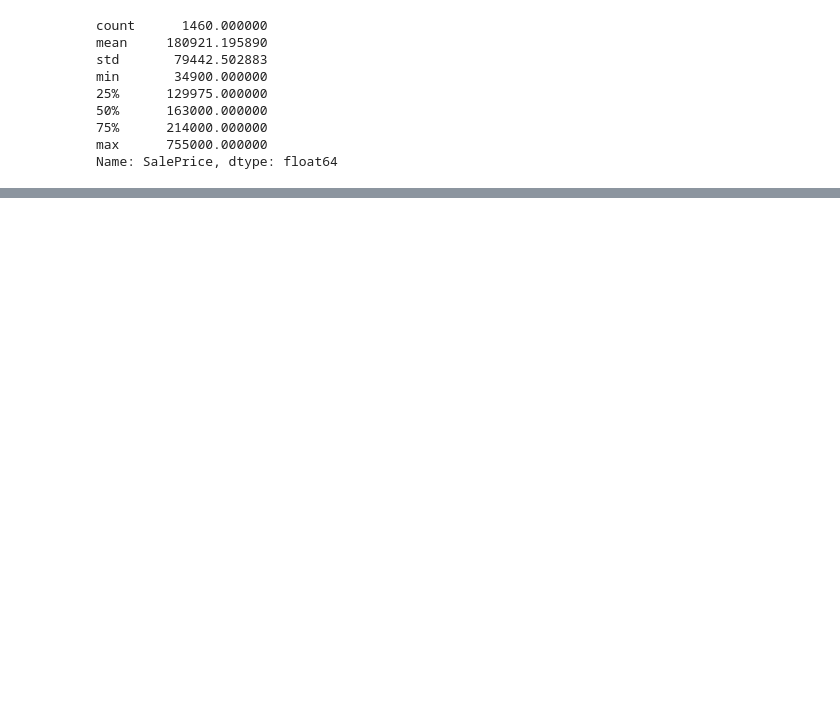
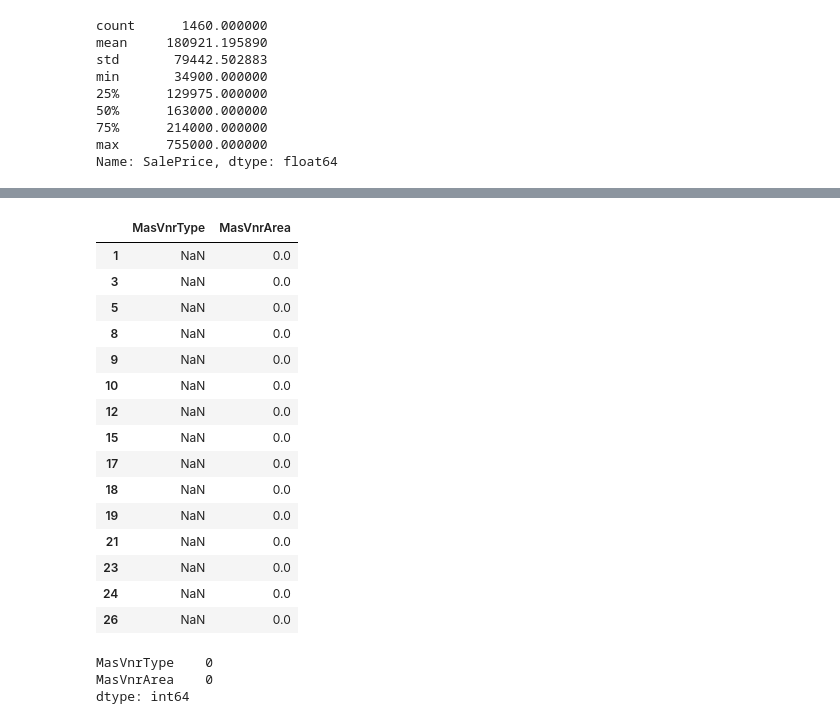
Before and after one commit to Vedansh1011/Smart-House-Price-Prediction, a Jupyter notebook: notebooks/01_data_understanding.ipynb, the cells around one changed output, grey strips where cells are left out. Saved outputs shown, nothing was run; the diff lists cells and outputs as text; code cells hidden in the pictures; blank space fills up the shorter version.

```diff
--- a/notebooks/01_data_understanding.ipynb
+++ b/notebooks/01_data_understanding.ipynb
@@ -173,0 +313,4 @@ df["SalePrice"].hist()
+# %%
+df_clean["LotFrontage"] = df_clean["LotFrontage"].fillna(
+    df_clean["LotFrontage"].median()
+)
@@ -173,0 +342,19 @@ df["SalePrice"].hist()
+# %%
+df_clean[df_clean["MasVnrType"].isnull()][["MasVnrType", "MasVnrArea"]].head(15)
+# %% [output]
+|  | MasVnrType | MasVnrArea |
+| 1 | NaN | 0.0 |
+| 3 | NaN | 0.0 |
+| 5 | NaN | 0.0 |
+| 8 | NaN | 0.0 |
+| 9 | NaN | 0.0 |
+| 10 | NaN | 0.0 |
+| 12 | NaN | 0.0 |
+| 15 | NaN | 0.0 |
+| 17 | NaN | 0.0 |
+| 18 | NaN | 0.0 |
+| 19 | NaN | 0.0 |
+| 21 | NaN | 0.0 |
+| 23 | NaN | 0.0 |
+| 24 | NaN | 0.0 |
+| 26 | NaN | 0.0 |
@@ -173,0 +369,6 @@ df["SalePrice"].hist()
+# %%
+df_clean[["MasVnrType", "MasVnrArea"]].isnull().sum()
+# %% [output]
+MasVnrType    0
+MasVnrArea    0
+dtype: int64
```
Also changed, not shown: parts of 38 cells of this notebook, 2 other files.
